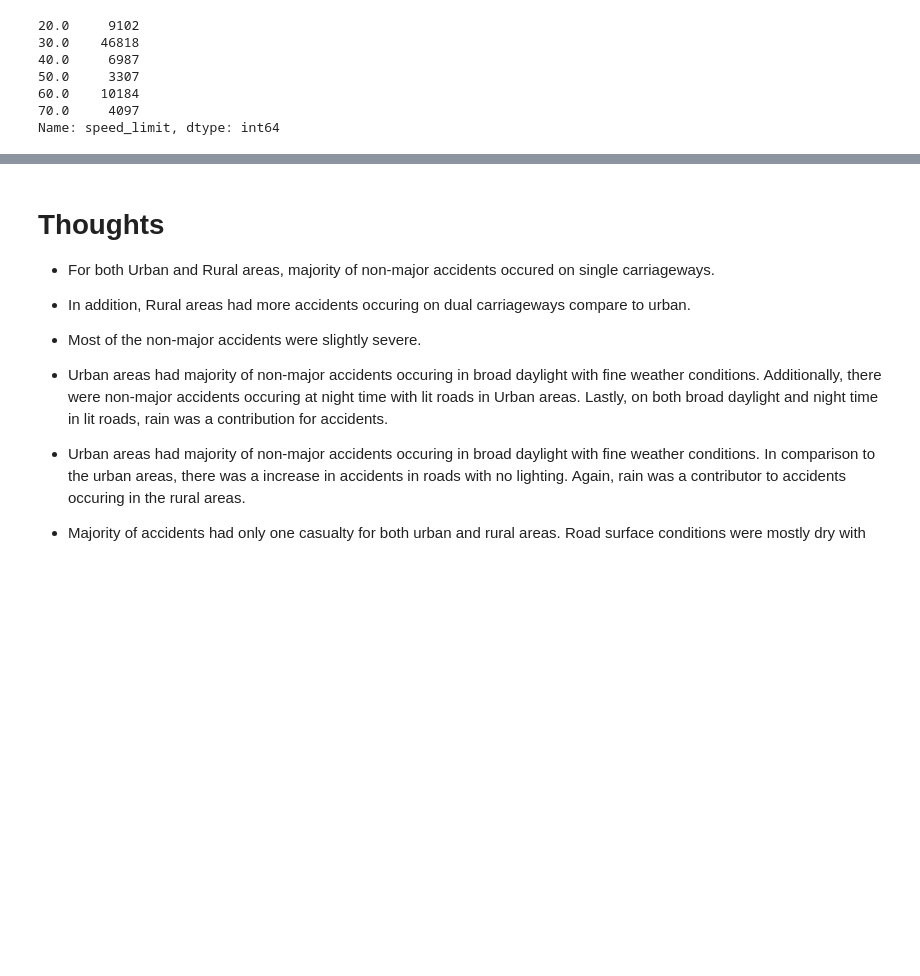
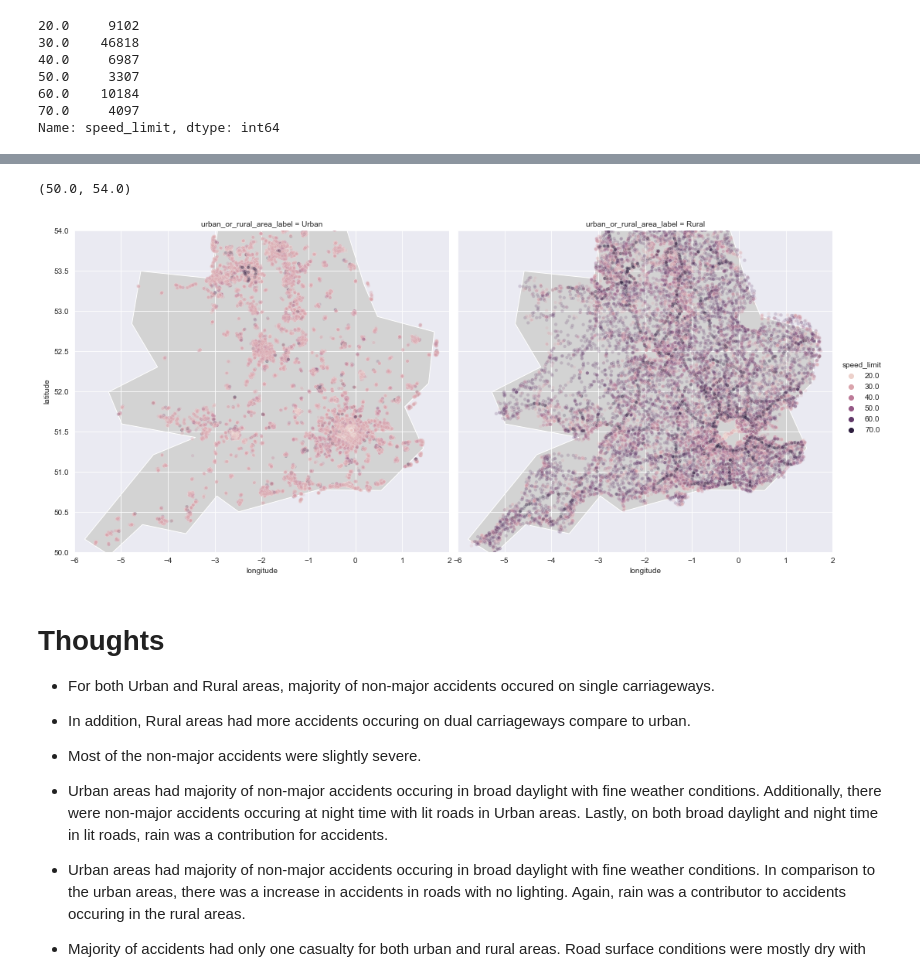
Before and after one commit to LuisEVT/High_Fatality_Accidents, a Jupyter notebook: High_Fatality_Accidents.ipynb, the cells around one changed output, grey strips where cells are left out. Drawn from its saved outputs; the diff is of its cells as text; code cells hidden in the pictures; blank space fills up the shorter version.

```diff
--- a/High_Fatality_Accidents.ipynb
+++ b/High_Fatality_Accidents.ipynb
@@ -1304,3 +1326,24 @@ Name: speed_limit, dtype: int64
+# %%
+g = sns.relplot(x='longitude',
+            y= 'latitude',
+            data = df_accidents_V3_non_major_only_noNA,
+            hue = 'speed_limit',
+            kind = 'scatter',
+            col = 'urban_or_rural_area_label',
+            alpha = 0.2,
+            s =  20,
+            height = 8,
+            aspect = 0.9)
+
+
+for ax in g.axes[0]:
+    df_UK.plot( color = 'lightgrey', ax = ax , zorder = 0 )
+
+plt.xlim([-6,2])
+plt.ylim([50,54])
+# %% [output]
+(50.0, 54.0)
+[figure, added]
 # %% [markdown]
 # Thoughts
 
```
Also changed, not shown: parts of 18 cells of this notebook.
